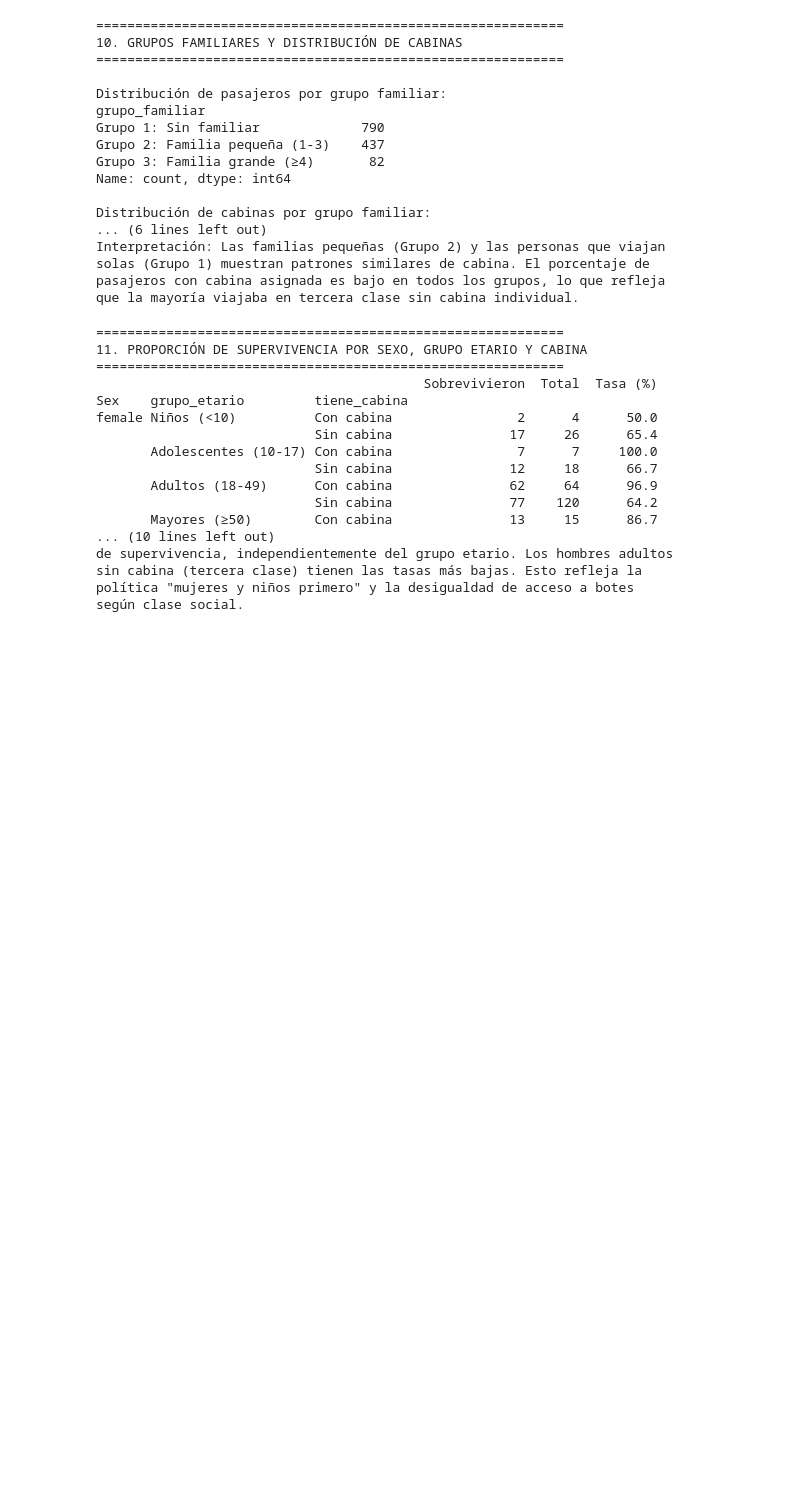
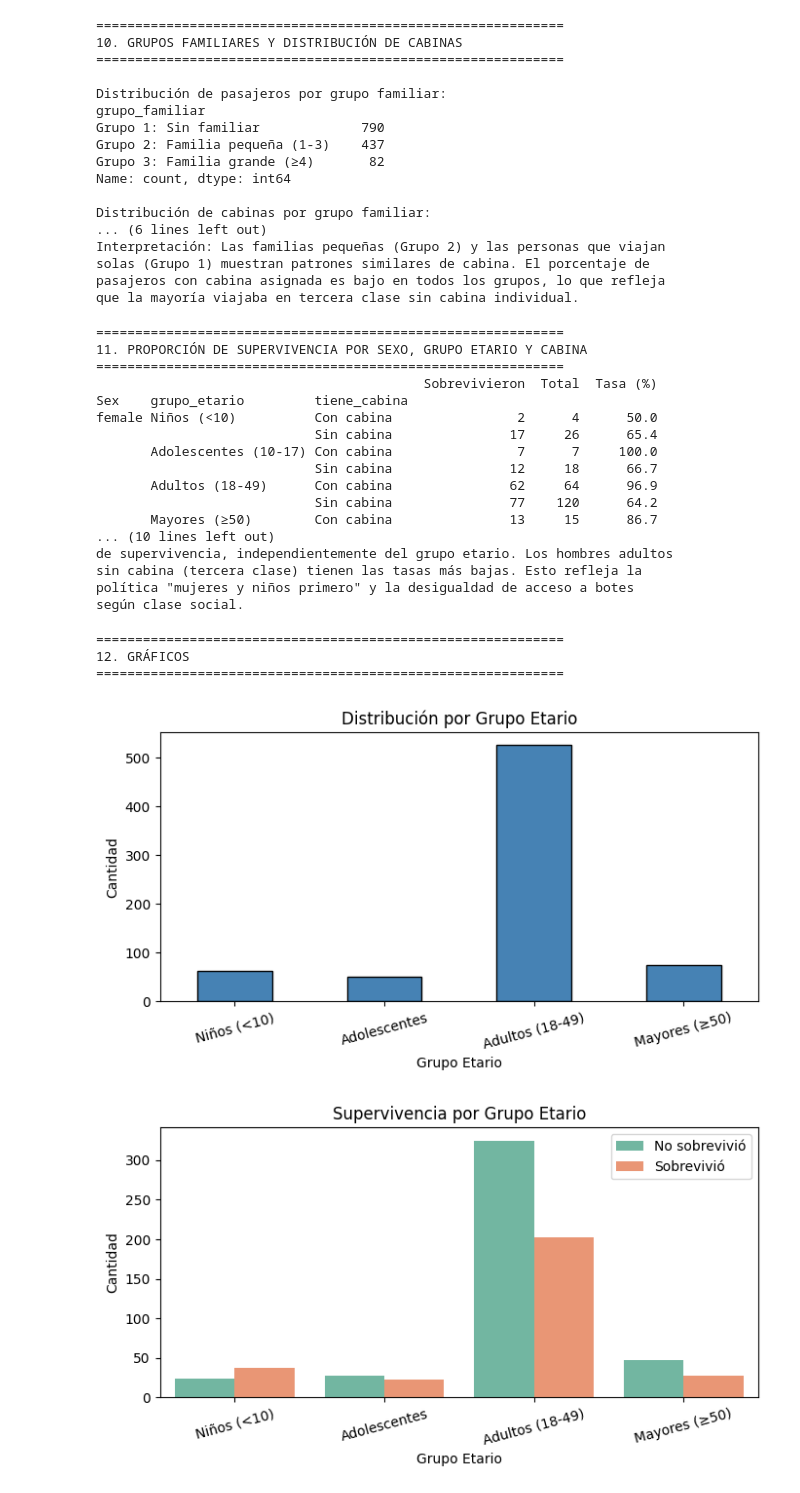
Before and after one commit to NicolasBautista02/Titanic-Pandas-Proyecto, a Jupyter notebook: ProyectoPandas,A.ipynb, the cells around one changed output. Drawn from its saved outputs; the diff is of its cells as text; code cells hidden in the pictures; blank space fills up the shorter version.

Commit message:
Puntos 11,12,13
Se elimino una celda que leía zip, pero no es necesario porque train y test csv ya estan automatizados, se agergo 11,12,13

```diff
--- a/ProyectoPandas,A.ipynb
+++ b/ProyectoPandas,A.ipynb
@@ -484,3 +476,60 @@ de supervivencia, independientemente del grupo etario. Los hombres adultos
 sin cabina (tercera clase) tienen las tasas más bajas. Esto refleja la
 política "mujeres y niños primero" y la desigualdad de acceso a botes
 según clase social.
+# %%
+print("=" * 60)#12
+print("12. GRÁFICOS")
+print("=" * 60)
+
+train['grupo_etario'] = pd.cut(
+    train['Age'],
+    bins=[-1, 9.99, 17.99, 49.99, 120],
+    labels=['Niños (<10)', 'Adolescentes', 'Adultos (18-49)', 'Mayores (≥50)']
+)
+
+# Gráfico 1: Distribución grupo etario
+plt.figure(figsize=(7,4))
+train['grupo_etario'].value_counts().sort_index().plot(kind='bar', color='steelblue', edgecolor='black')
+plt.title('Distribución por Grupo Etario')
+plt.xlabel('Grupo Etario'); plt.ylabel('Cantidad'); plt.xticks(rotation=15)
+plt.tight_layout(); plt.show()
+# Interpretación: Los adultos (18-49) son el grupo más numeroso del Titanic.
+
+# Gráfico 2: Supervivencia por grupo etario
+plt.figure(figsize=(7,4))
+sns.countplot(data=train, x='grupo_etario', hue='Survived', palette='Set2')
+plt.title('Supervivencia por Grupo Etario')
+plt.xlabel('Grupo Etario'); plt.ylabel('Cantidad')
+plt.legend(labels=['No sobrevivió','Sobrevivió']); plt.xticks(rotation=15)
+plt.tight_layout(); plt.show()
+# Interpretación: Los niños tienen mayor proporción de supervivencia relativa.
+
+# Gráfico 3: Supervivencia por sexo
+plt.figure(figsize=(6,4))
+sns.countplot(data=train, x='Sex', hue='Survived', palette='pastel')
+plt.title('Supervivencia por Sexo')
+plt.xlabel('Sexo'); plt.ylabel('Cantidad')
+plt.legend(labels=['No sobrevivió','Sobrevivió'])
+plt.tight_layout(); plt.show()
+# Interpretación: Las mujeres sobrevivieron en mayor proporción que los hombres.
+
+# Gráfico 4: Tasa de supervivencia por clase
+plt.figure(figsize=(6,4))
+train.groupby('Pclass')['Survived'].mean().plot(kind='bar', color='coral', edgecolor='black')
+plt.title('Tasa de Supervivencia por Clase')
+plt.xlabel('Clase'); plt.ylabel('Proporción'); plt.ylim(0,1); plt.xticks(rotation=0)
+plt.tight_layout(); plt.show()
+# Interpretación: 1ª clase tuvo tasas de supervivencia mucho mayores que 3ª clase.
+
+# Gráfico 5: Histograma de edades
+plt.figure(figsize=(7,4))
+train['Age'].dropna().plot(kind='hist', bins=25, color='skyblue', edgecolor='black')
+plt.title('Distribución de Edades'); plt.xlabel('Edad'); plt.ylabel('Frecuencia')
+plt.tight_layout(); plt.show()
+# Interpretación: La mayoría de pasajeros tenía entre 20 y 40 años.
+# %% [output]
+============================================================
+12. GRÁFICOS
+============================================================
+[figure, added]
+[figure, added]
```
Also changed, not shown: parts of 3 cells of this notebook.
